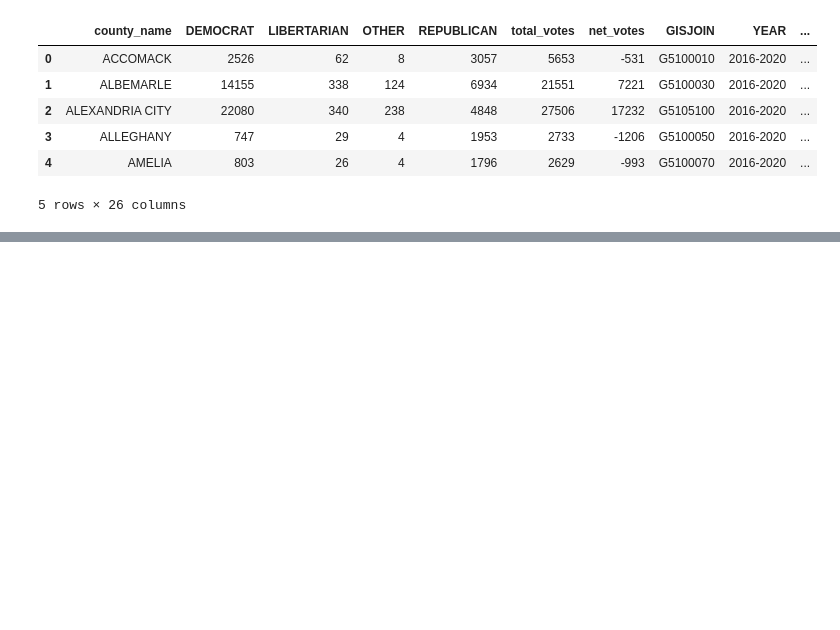
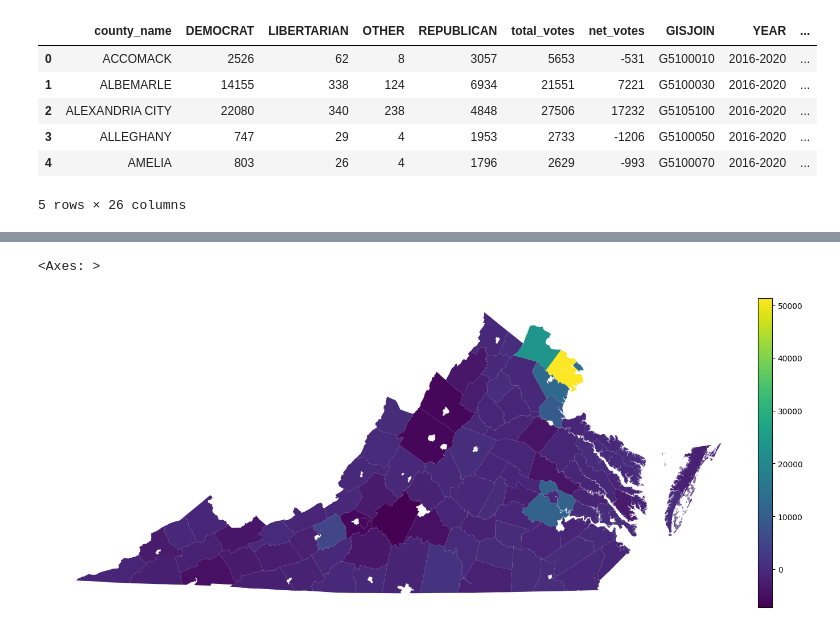
Before and after one commit to dha5sm/project_voting, a Jupyter notebook: Data_exploration_project_voting.ipynb, the cells around one changed output, grey strips where cells are left out. Saved outputs shown, nothing was run; the diff lists cells and outputs as text; code cells hidden in the pictures; blank space fills up the shorter version.

```diff
--- a/Data_exploration_project_voting.ipynb
+++ b/Data_exploration_project_voting.ipynb
@@ -445,0 +472,11 @@ results_df.head(10)
+# %%
+# Generated chloropleth map based on predicted net votes among counties
+fig = plt.figure()
+ax = fig.add_axes([0, 0, 2, 2])
+divider = make_axes_locatable(ax)
+ax.axis('off')
+cax = divider.append_axes("right", size="2%", pad=0.08)
+joined_df.plot(ax=ax,column='Predicted_Net_Votes',legend=True,cax=cax)
+# %% [output]
+<Axes: >
+[figure, added]
```
Also changed, not shown: parts of 17 cells of this notebook.
